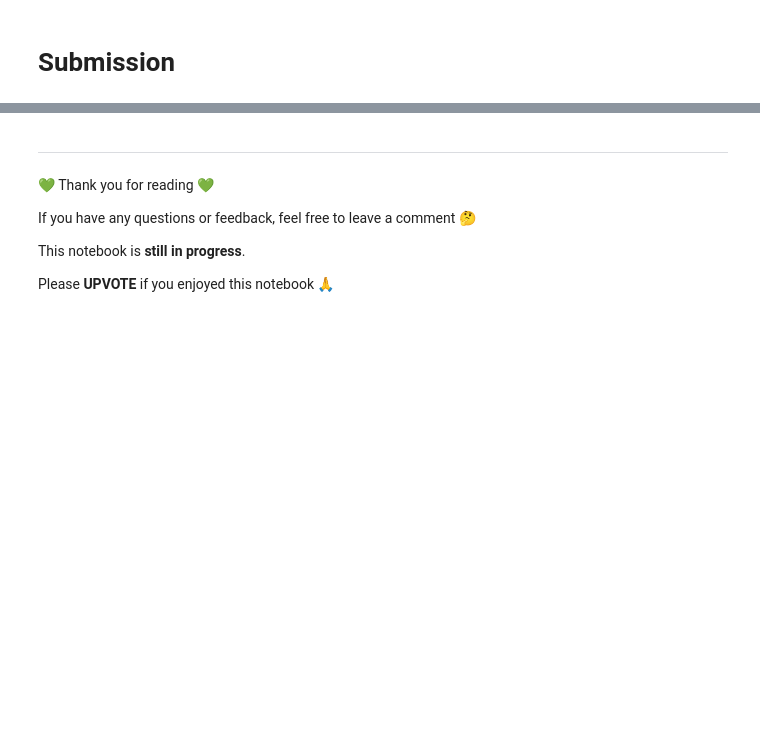
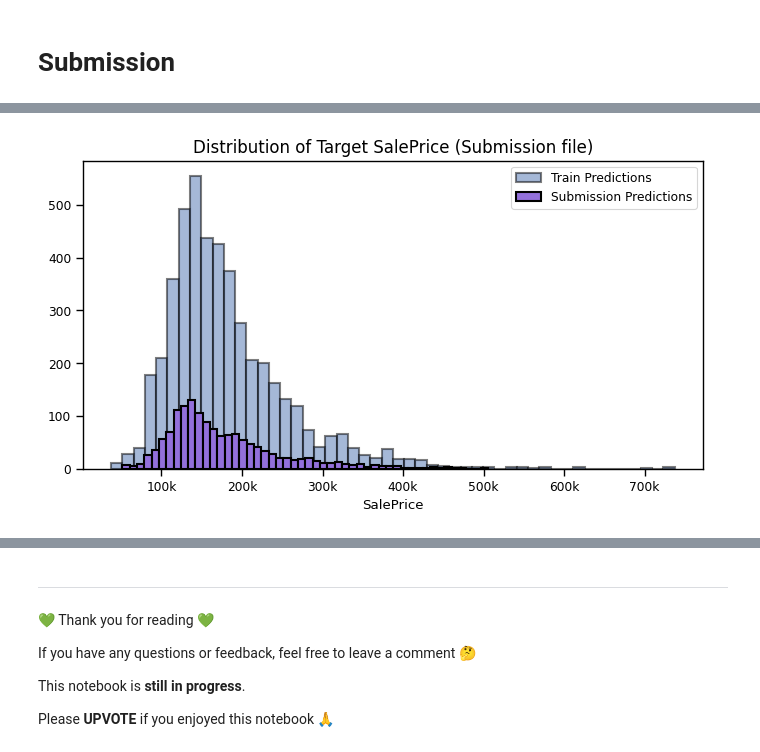
Before and after one commit to PeeteKeesel/kaggle-verse, a Jupyter notebook: competition-house-price-prediction.ipynb, the cells around one changed output, grey strips where cells are left out. Drawn from its saved outputs; the diff is of its cells as text; code cells hidden in the pictures; blank space fills up the shorter version.

```diff
--- a/competition-house-price-prediction.ipynb
+++ b/competition-house-price-prediction.ipynb
@@ -360,0 +371,15 @@ plot_residuals(y_train, y_pred_train, y_test, y_pred_test)
+# %%
+plt.figure(figsize=(8, 4))
+
+plt.hist(train_predictions_clean, bins=50, edgecolor='black', linewidth=1.5, color='#4C72B0', alpha=0.5, label=f"Train Predictions")
+plt.hist(y_sub_pred,              bins=50, edgecolor='black', linewidth=1.5, color='#9370DB', alpha=1.0, label=f"Submission Predictions");
+plt.xlabel('SalePrice')
+plt.title("Distribution of Target SalePrice (Submission file)", fontsize=12)
+plt.legend()
+
+ax = plt.gca()
+ax.xaxis.set_major_formatter(ticker.FuncFormatter(lambda y, pos: f'{int(y/1_000)}k'))
+
+plt.show()
+# %% [output]
+[figure, added]
```
Also changed, not shown: parts of 14 cells of this notebook.
